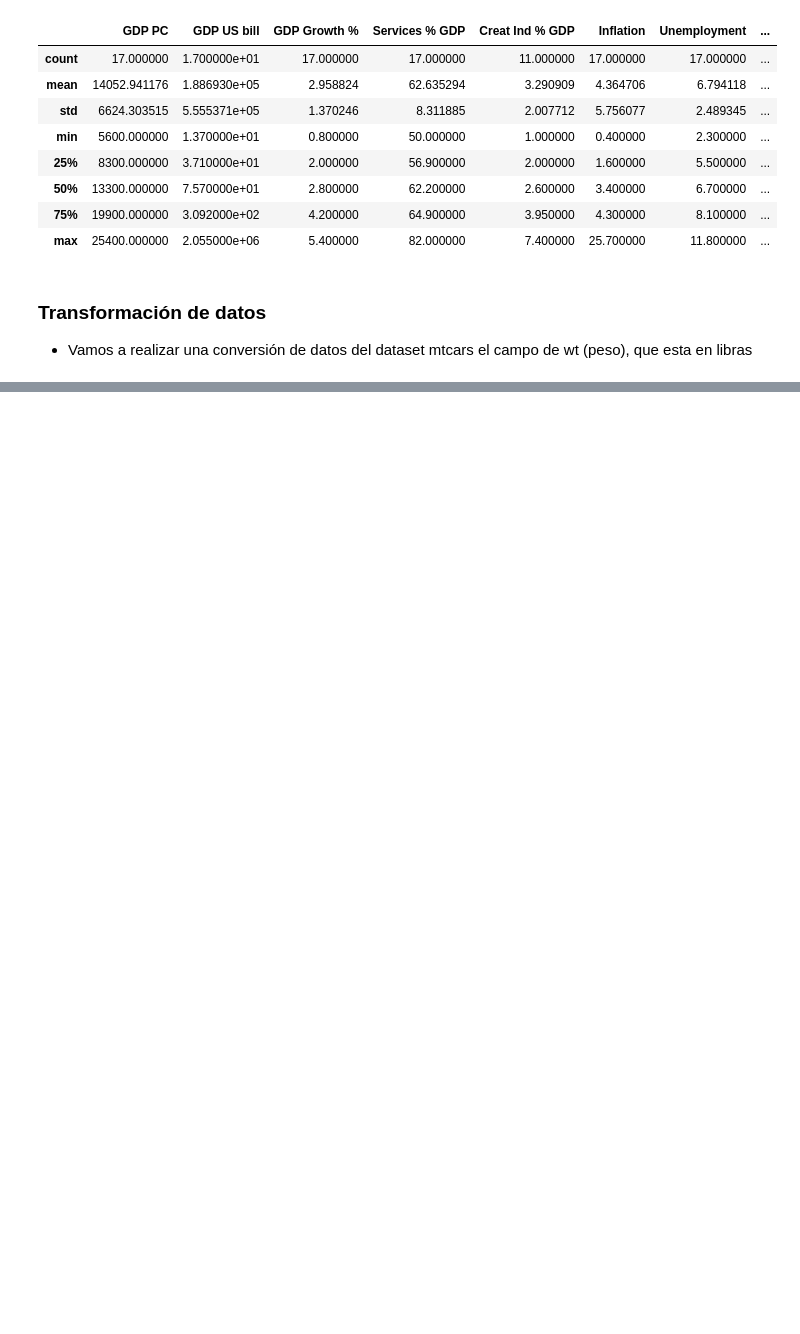
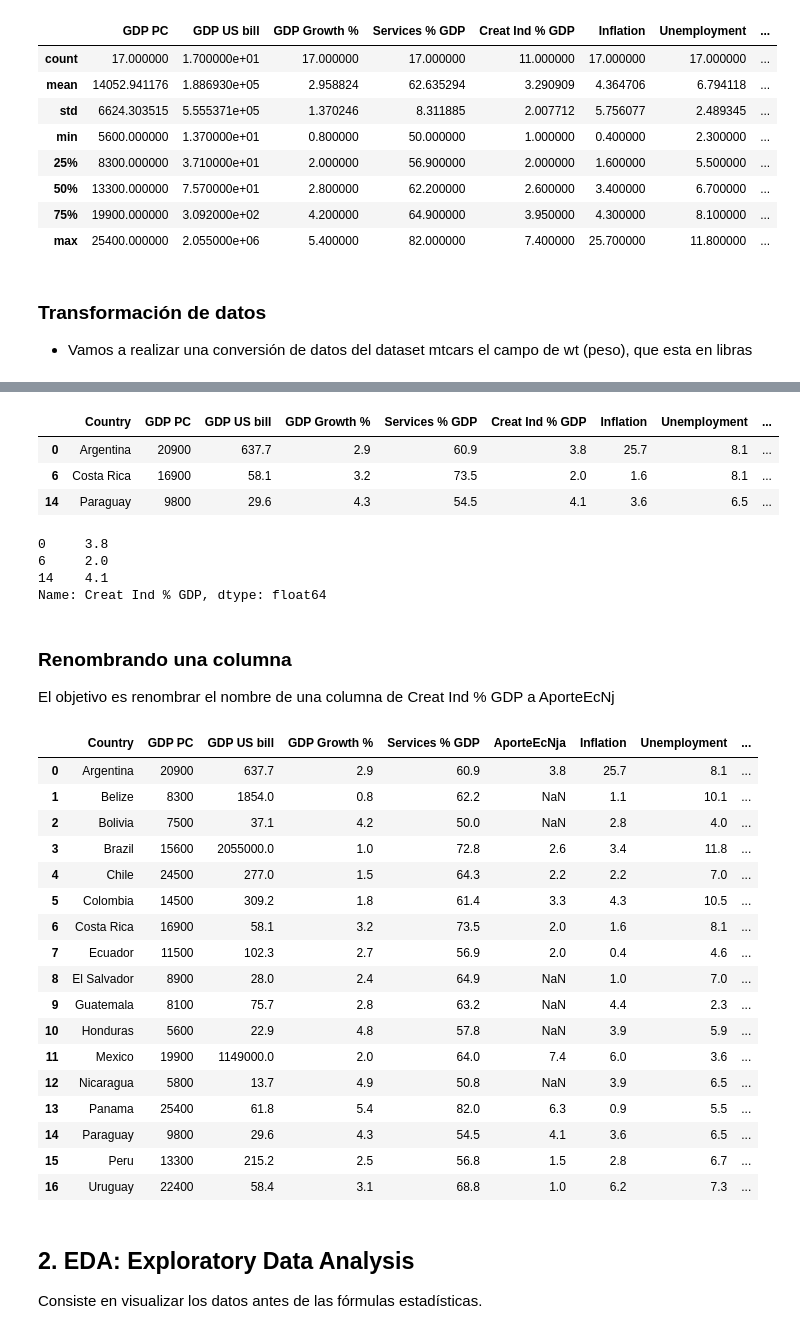
Before and after one commit to xgutierrez/Platzi-EconomiaNaranja, a Jupyter notebook: AnalsisDatos.ipynb, the cells around one changed output, grey strips where cells are left out. Saved outputs shown, nothing was run; the diff lists cells and outputs as text; code cells hidden in the pictures; blank space fills up the shorter version.

```diff
--- a/AnalsisDatos.ipynb
+++ b/AnalsisDatos.ipynb
@@ -136,0 +143,45 @@ mtcars
+# %%
+neworangeec = orangeec.loc[(orangeec['Internet penetration % population'] >= 80) & (orangeec['Education invest % GDP'] >= 4.5)]
+neworangeec
+# %% [output]
+|  | Country | GDP PC | GDP US bill | GDP Growth % | Services % GDP | Creat Ind % GDP | Inflation | Unemployment | ... |
+| 0 | Argentina | 20900 | 637.7 | 2.9 | 60.9 | 3.8 | 25.7 | 8.1 | ... |
+| 6 | Costa Rica | 16900 | 58.1 | 3.2 | 73.5 | 2.0 | 1.6 | 8.1 | ... |
+| 14 | Paraguay | 9800 | 29.6 | 4.3 | 54.5 | 4.1 | 3.6 | 6.5 | ... |
+# %%
+neworangeec['Creat Ind % GDP']
+# %% [output]
+0     3.8
+6     2.0
+14    4.1
+Name: Creat Ind % GDP, dtype: float64
+# %% [markdown]
+### Renombrando una columna
+
+El objetivo es renombrar el nombre de una columna de Creat Ind % GDP a AporteEcNj
+# %%
+orangeec.rename(columns={'Creat Ind % GDP':'AporteEcNja'},inplace=True)
+orangeec
+# %% [output]
+|  | Country | GDP PC | GDP US bill | GDP Growth % | Services % GDP | AporteEcNja | Inflation | Unemployment | ... |
+| 0 | Argentina | 20900 | 637.7 | 2.9 | 60.9 | 3.8 | 25.7 | 8.1 | ... |
+| 1 | Belize | 8300 | 1854.0 | 0.8 | 62.2 | NaN | 1.1 | 10.1 | ... |
+| 2 | Bolivia | 7500 | 37.1 | 4.2 | 50.0 | NaN | 2.8 | 4.0 | ... |
+| 3 | Brazil | 15600 | 2055000.0 | 1.0 | 72.8 | 2.6 | 3.4 | 11.8 | ... |
+| 4 | Chile | 24500 | 277.0 | 1.5 | 64.3 | 2.2 | 2.2 | 7.0 | ... |
+| 5 | Colombia | 14500 | 309.2 | 1.8 | 61.4 | 3.3 | 4.3 | 10.5 | ... |
+| 6 | Costa Rica | 16900 | 58.1 | 3.2 | 73.5 | 2.0 | 1.6 | 8.1 | ... |
+| 7 | Ecuador | 11500 | 102.3 | 2.7 | 56.9 | 2.0 | 0.4 | 4.6 | ... |
+| 8 | El Salvador | 8900 | 28.0 | 2.4 | 64.9 | NaN | 1.0 | 7.0 | ... |
+| 9 | Guatemala | 8100 | 75.7 | 2.8 | 63.2 | NaN | 4.4 | 2.3 | ... |
+| 10 | Honduras | 5600 | 22.9 | 4.8 | 57.8 | NaN | 3.9 | 5.9 | ... |
+| 11 | Mexico | 19900 | 1149000.0 | 2.0 | 64.0 | 7.4 | 6.0 | 3.6 | ... |
+| 12 | Nicaragua | 5800 | 13.7 | 4.9 | 50.8 | NaN | 3.9 | 6.5 | ... |
+| 13 | Panama | 25400 | 61.8 | 5.4 | 82.0 | 6.3 | 0.9 | 5.5 | ... |
+| 14 | Paraguay | 9800 | 29.6 | 4.3 | 54.5 | 4.1 | 3.6 | 6.5 | ... |
+| 15 | Peru | 13300 | 215.2 | 2.5 | 56.8 | 1.5 | 2.8 | 6.7 | ... |
+| 16 | Uruguay | 22400 | 58.4 | 3.1 | 68.8 | 1.0 | 6.2 | 7.3 | ... |
+# %% [markdown]
+## 2. EDA: Exploratory Data Analysis
+
+Consiste en visualizar los datos antes de las fórmulas estadísticas.
```
Also changed, not shown: parts of 9 cells of this notebook.
